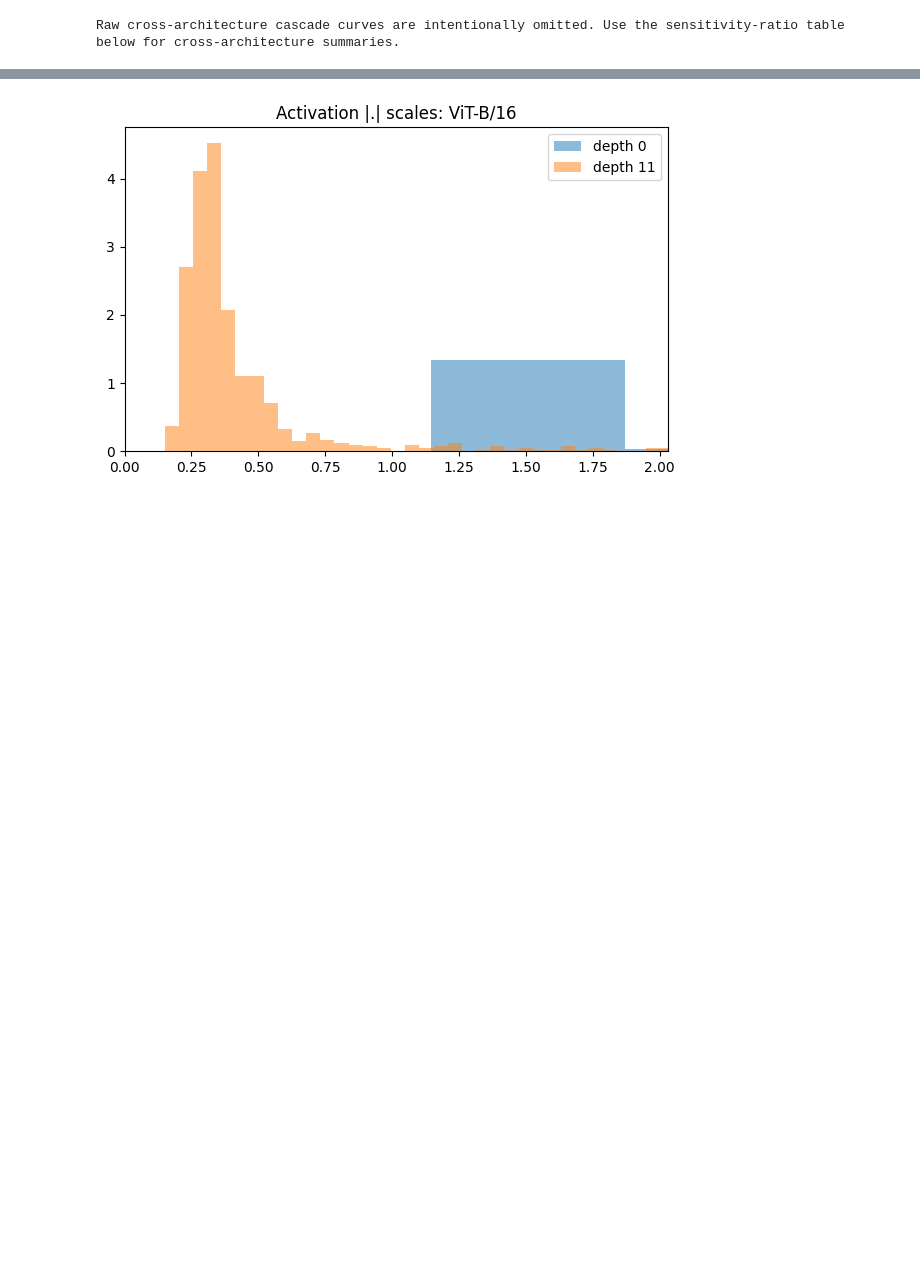
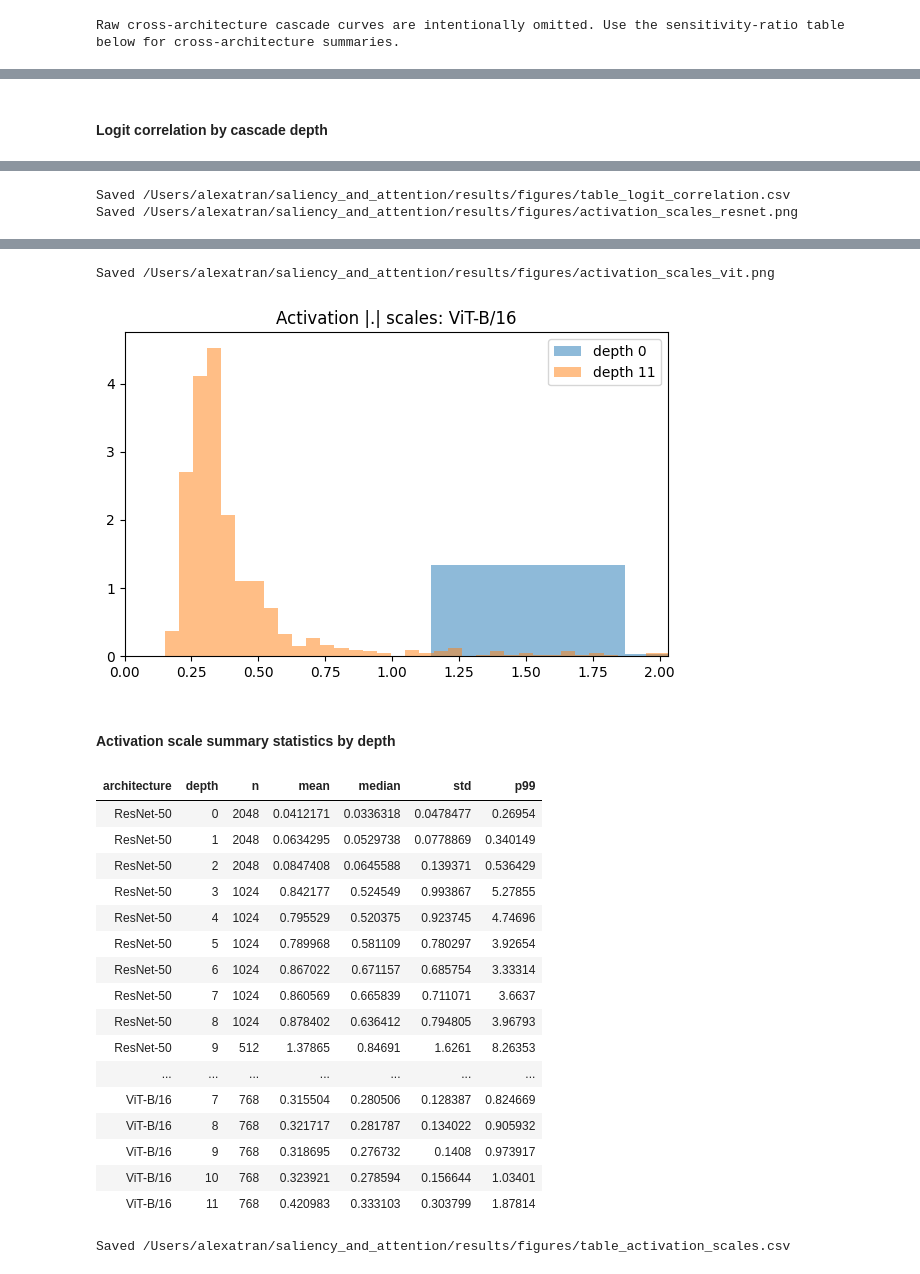
Before and after one commit to tranalexa/saliency_and_attention, a Jupyter notebook: notebooks/notebook_analysis.ipynb, the cells around one changed output, grey strips where cells are left out. Saved outputs shown, nothing was run; the diff lists cells and outputs as text; code cells hidden in the pictures; blank space fills up the shorter version.

```diff
--- a/notebooks/notebook_analysis.ipynb
+++ b/notebooks/notebook_analysis.ipynb
@@ -382,8 +757,14 @@ if any((mech / ("logit_corr_%s.npy" % tag)).exists() for tag, _ in MECH_ARCH_TAG
     ax.set_title("Model output preservation under cascading randomization")
     ax.legend()
     plt.tight_layout()
-    plt.savefig(FIGURES_DIR / "logit_correlation.png", dpi=150)
-    plt.show()
+    _show_fig(fig, FIGURES_DIR / "logit_correlation.png")
+    logit_table, logit_columns = build_logit_corr_table()
+    _display_table(
+        logit_table,
+        "Logit correlation by cascade depth",
+        csv_name="table_logit_correlation.csv",
+        columns=logit_columns,
+    )
 
 for tag, label in MECH_ARCH_TAGS:
     files = sorted(mech.glob("activation_scale_%s_depth*.npy" % tag))
@@ -401,6 +782,11 @@ for tag, label in MECH_ARCH_TAGS:
     ax.set_title("Activation |.| scales: %s" % label)
     ax.legend()
     plt.tight_layout()
-    plt.savefig(FIGURES_DIR / ("activation_scales_%s.png" % tag), dpi=150)
-    plt.show()
+    _show_fig(fig, FIGURES_DIR / ("activation_scales_%s.png" % tag))
+
+_display_table(
+    build_activation_scale_summary_table(),
+    "Activation scale summary statistics by depth",
+    csv_name="table_activation_scales.csv",
+)
 # %% [output]
@@ -407 +794,2 @@ for tag, label in MECH_ARCH_TAGS:
 [figure]
+#### Logit correlation by cascade depth
@@ -408,5 +813,27 @@ for tag, label in MECH_ARCH_TAGS:
+Saved /Users/alexatran/saliency_and_attention/results/figures/table_logit_correlation.csv
+Saved /Users/alexatran/saliency_and_attention/results/figures/activation_scales_resnet.png
 [figure]
+Saved /Users/alexatran/saliency_and_attention/results/figures/activation_scales_vit.png
 [figure]
+#### Activation scale summary statistics by depth
+| architecture | depth | n | mean | median | std | p99 |
+| ResNet-50 | 0 | 2048 | 0.0412171 | 0.0336318 | 0.0478477 | 0.26954 |
+| ResNet-50 | 1 | 2048 | 0.0634295 | 0.0529738 | 0.0778869 | 0.340149 |
+| ResNet-50 | 2 | 2048 | 0.0847408 | 0.0645588 | 0.139371 | 0.536429 |
+| ResNet-50 | 3 | 1024 | 0.842177 | 0.524549 | 0.993867 | 5.27855 |
+| ResNet-50 | 4 | 1024 | 0.795529 | 0.520375 | 0.923745 | 4.74696 |
+| ResNet-50 | 5 | 1024 | 0.789968 | 0.581109 | 0.780297 | 3.92654 |
+| ResNet-50 | 6 | 1024 | 0.867022 | 0.671157 | 0.685754 | 3.33314 |
+| ResNet-50 | 7 | 1024 | 0.860569 | 0.665839 | 0.711071 | 3.6637 |
+| ResNet-50 | 8 | 1024 | 0.878402 | 0.636412 | 0.794805 | 3.96793 |
+| ResNet-50 | 9 | 512 | 1.37865 | 0.84691 | 1.6261 | 8.26353 |
+| ... | ... | ... | ... | ... | ... | ... |
+| ViT-B/16 | 7 | 768 | 0.315504 | 0.280506 | 0.128387 | 0.824669 |
+| ViT-B/16 | 8 | 768 | 0.321717 | 0.281787 | 0.134022 | 0.905932 |
+| ViT-B/16 | 9 | 768 | 0.318695 | 0.276732 | 0.1408 | 0.973917 |
+| ViT-B/16 | 10 | 768 | 0.323921 | 0.278594 | 0.156644 | 1.03401 |
+| ViT-B/16 | 11 | 768 | 0.420983 | 0.333103 | 0.303799 | 1.87814 |
+Saved /Users/alexatran/saliency_and_attention/results/figures/table_activation_scales.csv
 # %%
 
 def _print_occlusion_diagnostics():
```
Also changed, not shown: parts of 11 cells of this notebook, 3 other files.
